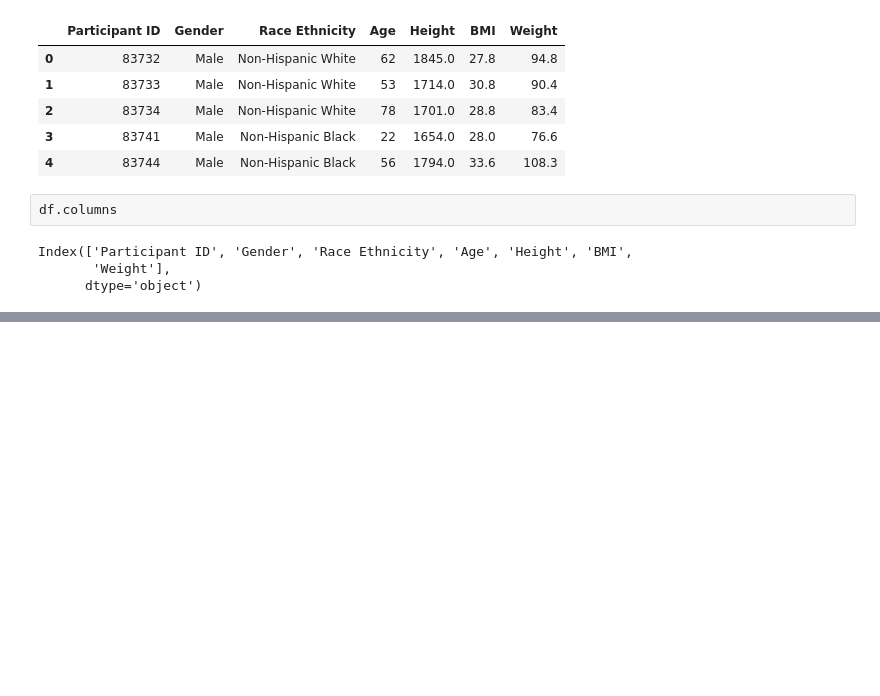
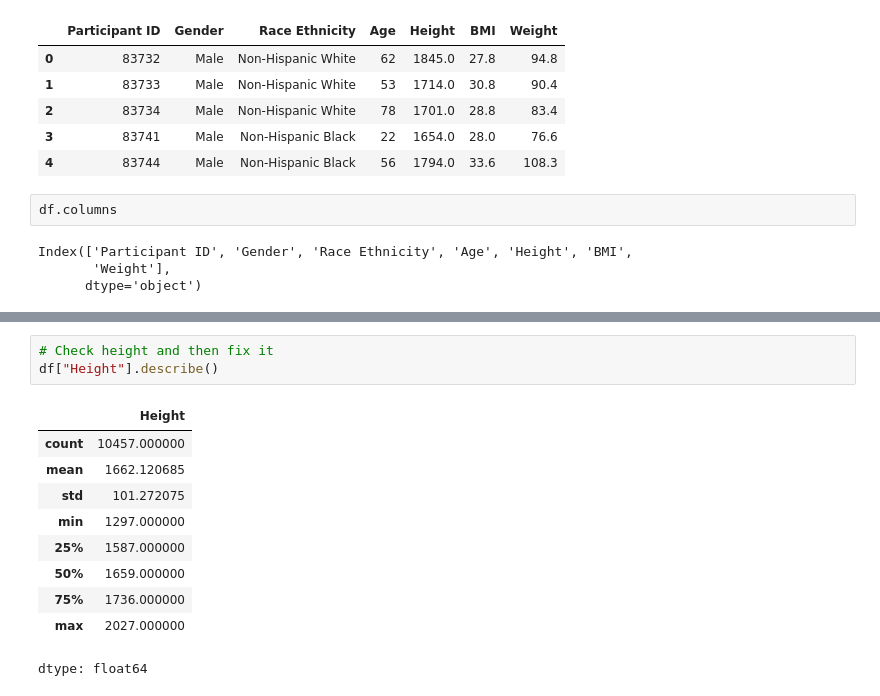
Before and after one commit to maliha-crypto/emptyrepository, a Jupyter notebook: Maliha_Rahman_DSRP.ipynb, the cells around one changed output, grey strips where cells are left out. Cells and saved outputs as stored; diff of their text form; blank space fills up the shorter version.

```diff
--- a/Maliha_Rahman_DSRP.ipynb
+++ b/Maliha_Rahman_DSRP.ipynb
@@ -125,0 +158,14 @@ Index(['Participant ID', 'Gender', 'Race Ethnicity', 'Age', 'Height', 'BMI',
+# %%
+# Check height and then fix it
+df["Height"].describe()
+# %% [output]
+|  | Height |
+| count | 10457.000000 |
+| mean | 1662.120685 |
+| std | 101.272075 |
+| min | 1297.000000 |
+| 25% | 1587.000000 |
+| 50% | 1659.000000 |
+| 75% | 1736.000000 |
+| max | 2027.000000 |
+dtype: float64
```
Also changed, not shown: parts of 12 cells of this notebook.
